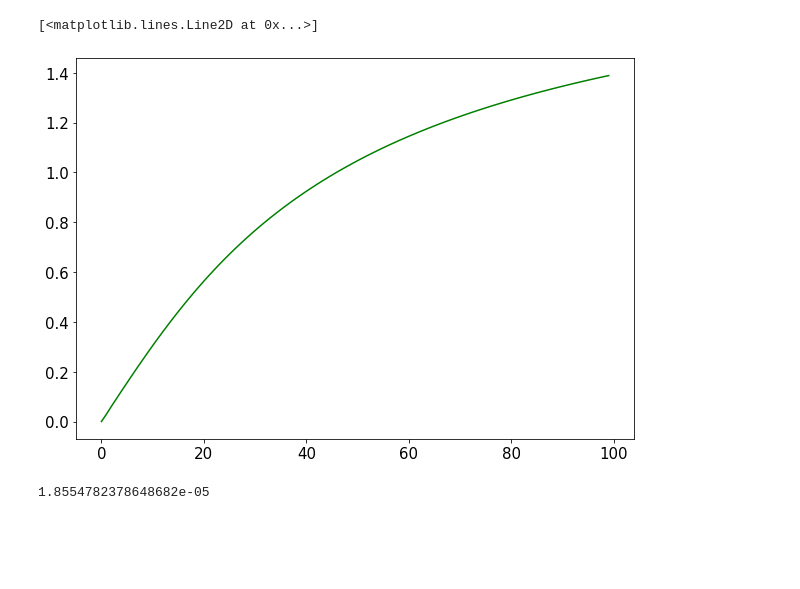
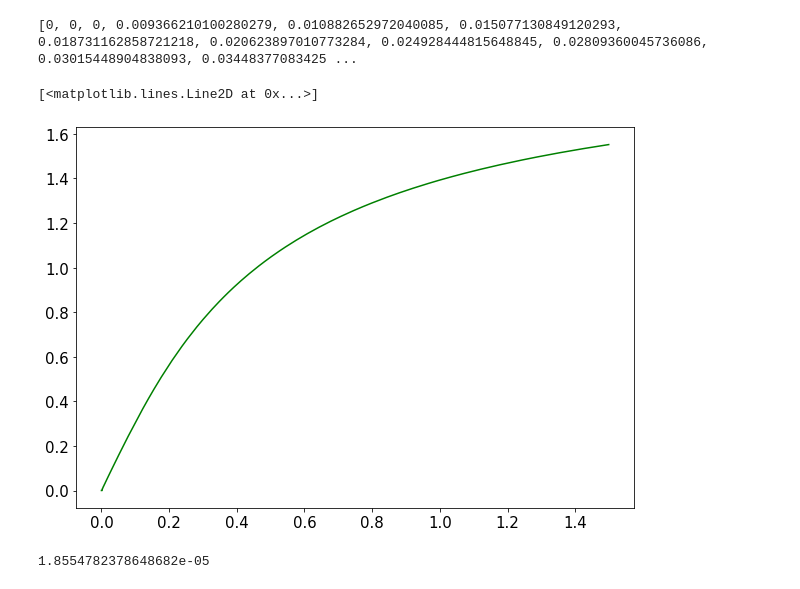
Before and after one commit to tanetakumi/hfq-optimizer, a Jupyter notebook: scripts/icn_calc/icn_calc.ipynb, the cells around one changed output. Drawn from its saved outputs; the diff is of its cells as text; code cells hidden in the pictures; blank space fills up the shorter version.

```diff
--- a/scripts/icn_calc/icn_calc.ipynb
+++ b/scripts/icn_calc/icn_calc.ipynb
@@ -23,19 +23,20 @@ def igic_max(licphi: float, exphi: float, accuracy: int = 1000):
     return max
 # %%
 import matplotlib.pyplot as plt
-x = range(100)
+x = [ i/1000 for i in range(1500) ]
 y = []
 for i in x:
-    y.append(igic_max(i/100, exphi=0))
+    y.append(igic_max(i, exphi=0))
 
-
+print(y)
 plt.figure(figsize=(10,7))
 plt.tick_params(labelsize=15)
 # 緑色のサインカーブを描く
 plt.plot(x, y, color = "green")
 # %% [output]
-[<matplotlib.lines.Line2D at 0x...>]
+[0, 0, 0, 0.009366210100280279, 0.010882652972040085, 0.015077130849120293, 0.018731162858721218, 0.020623897010773284, 0.024928444815648845, 0.02809360045736086, 0.03015448904838093, 0.03448377083425 ...
+[<matplotlib.lines.Line2D at 0x...>]
-[figure, old version]
+[figure, new version]
 # %%
 L = 2.1 * 2 * (10 ** -12)
 Ic = 0.1 * 0.55 * 10 ** (-3)
```
Also changed, not shown: 9 other files.
